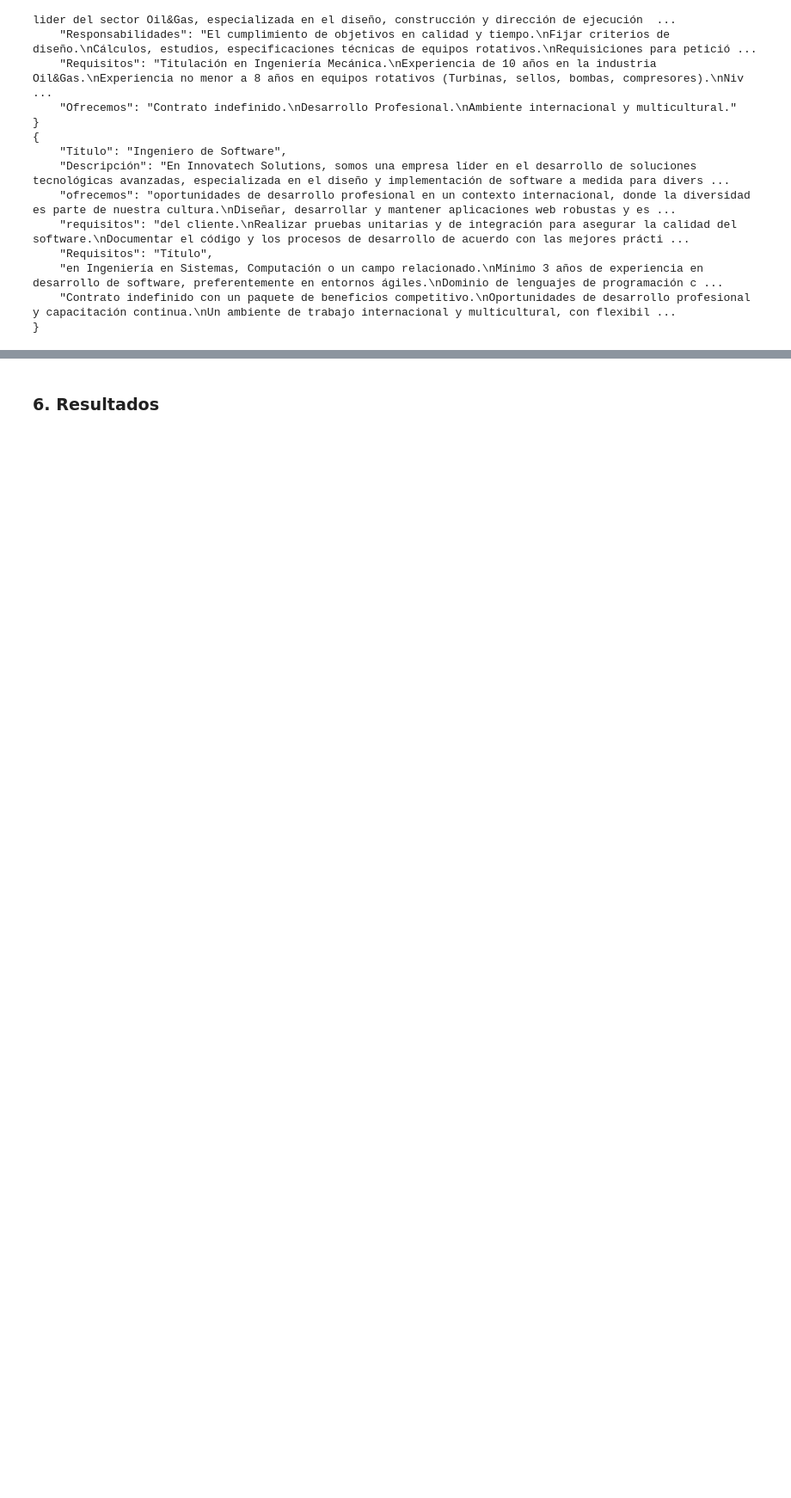
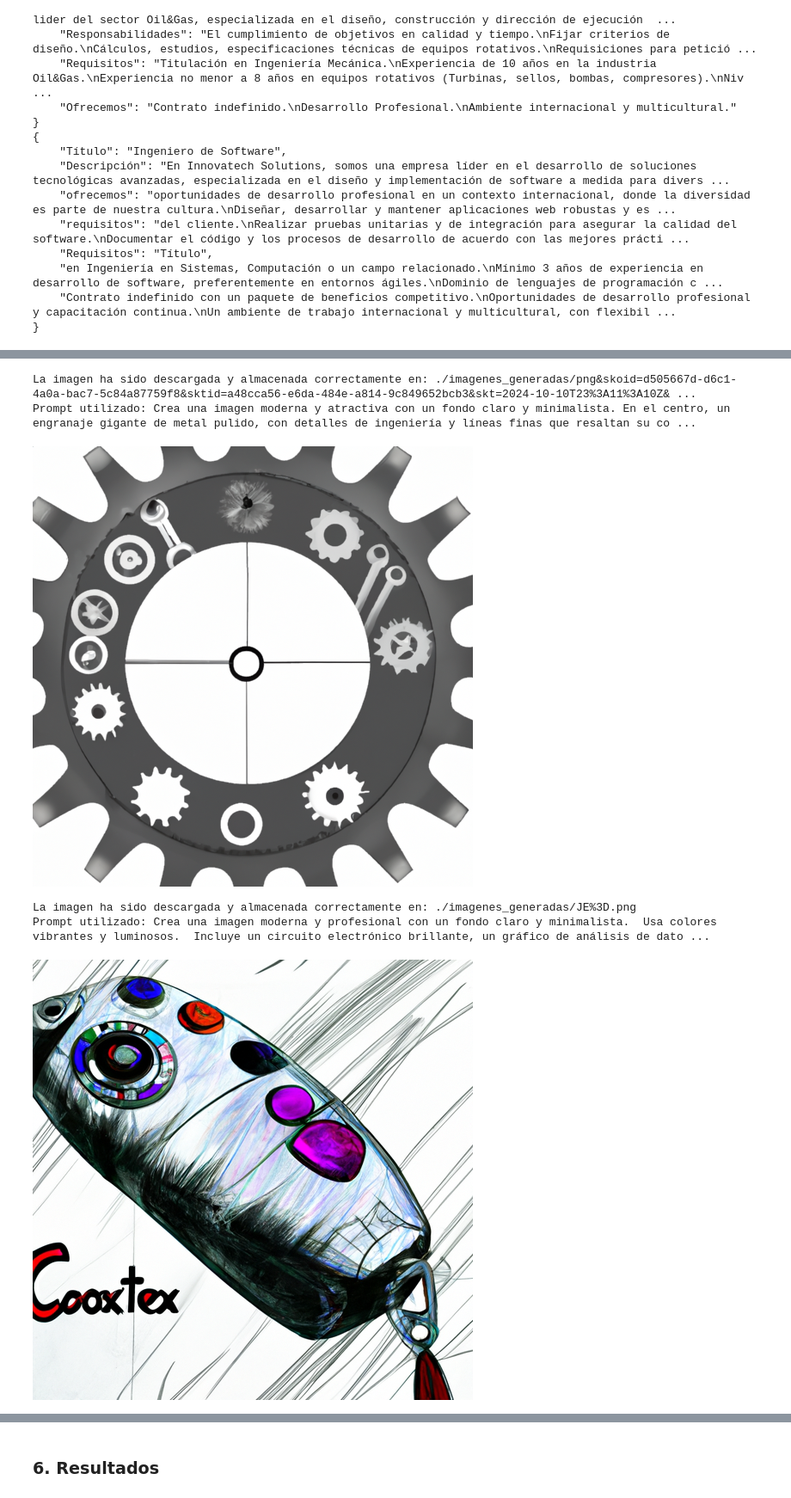
Before and after one commit to GonzaMartinezRoman/CursoCoderIApromptsGMR, a Jupyter notebook: GetHired!-Proyecto final-CHpromptIA-GMR.ipynb, the cells around one changed output, grey strips where cells are left out. Shown at 86% size. Drawn from its saved outputs; the diff is of its cells as text; code cells hidden in the pictures; blank space fills up the shorter version.

Commit message:
Se integra openai para la generacion de imagenes

```diff
--- a/GetHired!-Proyecto final-CHpromptIA-GMR.ipynb
+++ b/GetHired!-Proyecto final-CHpromptIA-GMR.ipynb
@@ -490,0 +444,73 @@ InvalidRequestError: Billing hard limit has been reached
+# %%
+# Generar la imagen desde un prompt con OpenAI
+def generar_imagen_con_openai(prompt):
+    # Generar imagen
+    respuesta_imagen = openai.Image.create(
+        prompt=prompt,
+        n=1,
+        size="512x512"
+    )
+
+    # Obtener la URL de la imagen
+    url_imagen = respuesta_imagen['data'][0]['url']
+    return url_imagen
+
+# Función para descargar y guardar la imagen
+def descargar_y_guardar_imagen(url_imagen, prompt_usado):
+    # Descargar la imagen
+    respuesta = requests.get(url_imagen)
+
+    # Verificar si la descarga fue exitosa
+    if respuesta.status_code == 200:
+        # Obtener el nombre del archivo sin extensión
+        nombre_archivo = os.path.basename(url_imagen).split('.')[0]
+        # Agregar la extensión ".png"
+        nombre_archivo += ".png"
+
+        # Directorio para guardar la imagen
+        directorio = "./imagenes_generadas/"
+
+        # Crear el directorio si no existe
+        if not os.path.exists(directorio):
+            os.makedirs(directorio)
+
+        # Ruta completa
+        ruta_archivo = os.path.join(directorio, nombre_archivo)
+
+        # Guardar la imagen
+        with open(ruta_archivo, 'wb') as f:
+            f.write(respuesta.content)
+
+        print("La imagen ha sido descargada y almacenada correctamente en:", ruta_archivo)
+
+        # Mostrar la imagen usando PIL
+        img = Image.open(ruta_archivo)
+        print(f"Prompt utilizado: {prompt_usado}")
+        #img.show()
+        display(img)
+
+    else:
+        print("Hubo un error al descargar la imagen.")
+
+# Generar la imagen con OpenAI para response_of_function_gemini1
+url_imagen1 = generar_imagen_con_openai(response_of_function_gemini1)
+
+# Descargar y mostrar la imagen para response_of_function_gemini1
+descargar_y_guardar_imagen(url_imagen1, response_of_function_gemini1)
+
+# Generar la imagen con OpenAI para response_of_function_gemini2
+url_imagen2 = generar_imagen_con_openai(response_of_function_gemini2)
+
+# Descargar y mostrar la imagen para response_of_function_gemini2
+descargar_y_guardar_imagen(url_imagen2, response_of_function_gemini2)
+
+# Mostrar las URLs de las imágenes generadas
+print(f"URL OpenAI para response_of_function_gemini1: {url_imagen1}")
+print(f"URL OpenAI para response_of_function_gemini2: {url_imagen2}")
+# %% [output]
+La imagen ha sido descargada y almacenada correctamente en: ./imagenes_generadas/png&skoid=d505667d-d6c1-4a0a-bac7-5c84a87759f8&sktid=a48cca56-e6da-484e-a814-9c849652bcb3&skt=2024-10-10T23%3A11%3A10Z& ...
+Prompt utilizado: Crea una imagen moderna y atractiva con un fondo claro y minimalista. En el centro, un engranaje gigante de metal pulido, con detalles de ingeniería y líneas finas que resaltan su co ...
+[figure, added]
+La imagen ha sido descargada y almacenada correctamente en: ./imagenes_generadas/JE%3D.png
+Prompt utilizado: Crea una imagen moderna y profesional con un fondo claro y minimalista.  Usa colores vibrantes y luminosos.  Incluye un circuito electrónico brillante, un gráfico de análisis de dato ...
+[figure, added]
```
Also changed, not shown: parts of 6 cells of this notebook.
